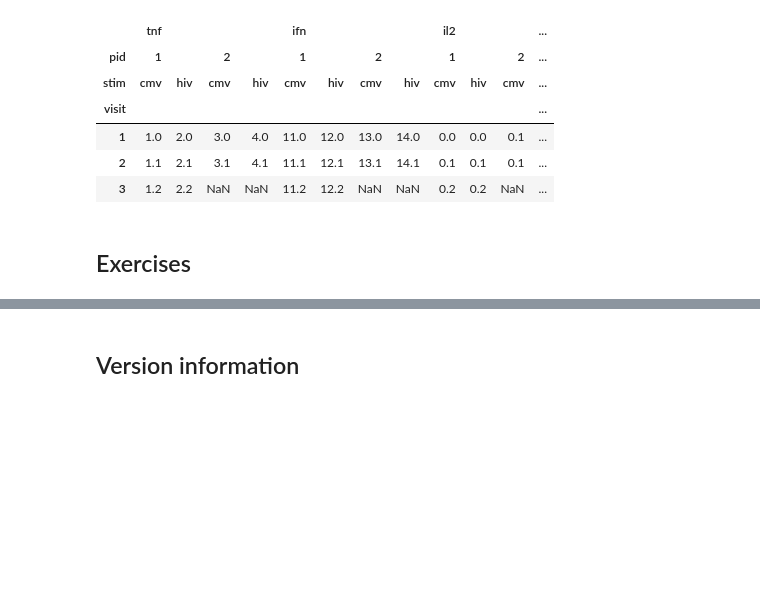
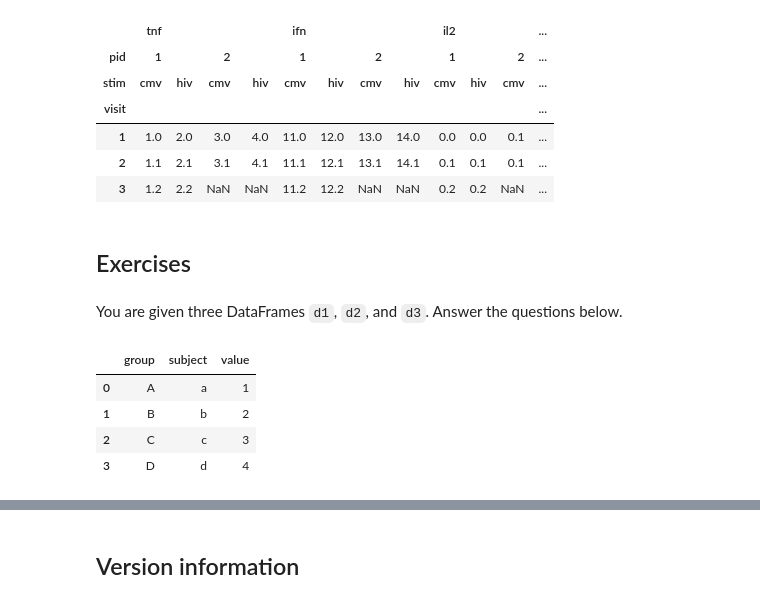
Before and after one commit to cliburn/cfar-data-workshop-2016, a Jupyter notebook: Introduction_to_Pandas.ipynb, the cells around one changed output, grey strips where cells are left out. Cells and saved outputs as stored; diff of their text form; code cells hidden in the pictures; blank space fills up the shorter version.

```diff
--- a/Introduction_to_Pandas.ipynb
+++ b/Introduction_to_Pandas.ipynb
@@ -704,3 +704,5 @@ df1.unstack(['pid', 'stim'])
 | 3 | 1.2 | 2.2 | NaN | NaN | 11.2 | 12.2 | NaN | NaN | 0.2 | 0.2 | NaN | ... |
 # %% [markdown]
 ## Exercises
+# %% [markdown]
+You are given three DataFrames `d1`, `d2`, and `d3`. Answer the questions below.
@@ -706,0 +713,8 @@ df1.unstack(['pid', 'stim'])
+# %%
+d1
+# %% [output]
+|  | group | subject | value |
+| 0 | A | a | 1 |
+| 1 | B | b | 2 |
+| 2 | C | c | 3 |
+| 3 | D | d | 4 |
```
Also changed, not shown: parts of 12 cells of this notebook, 3 other files.
